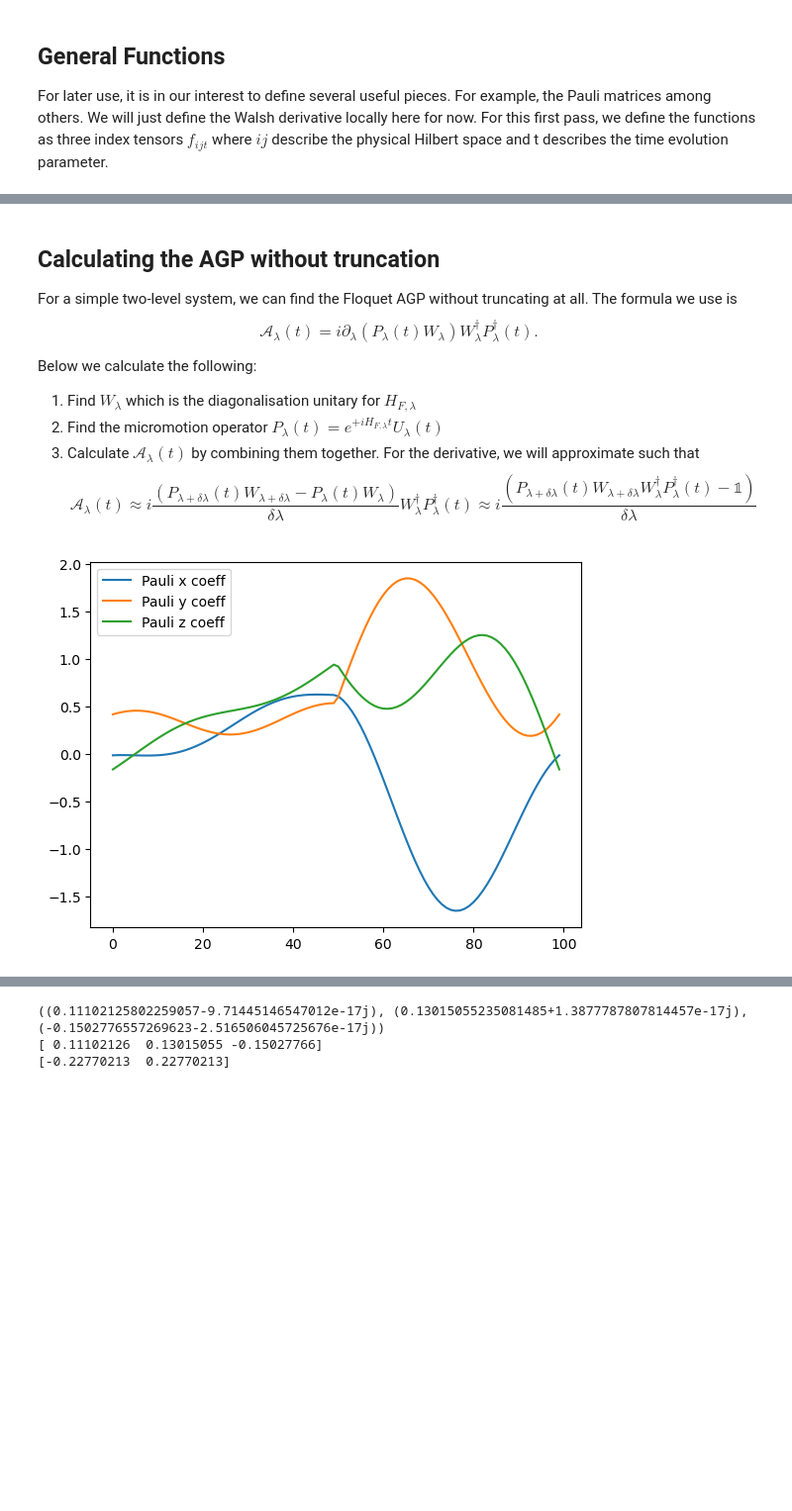
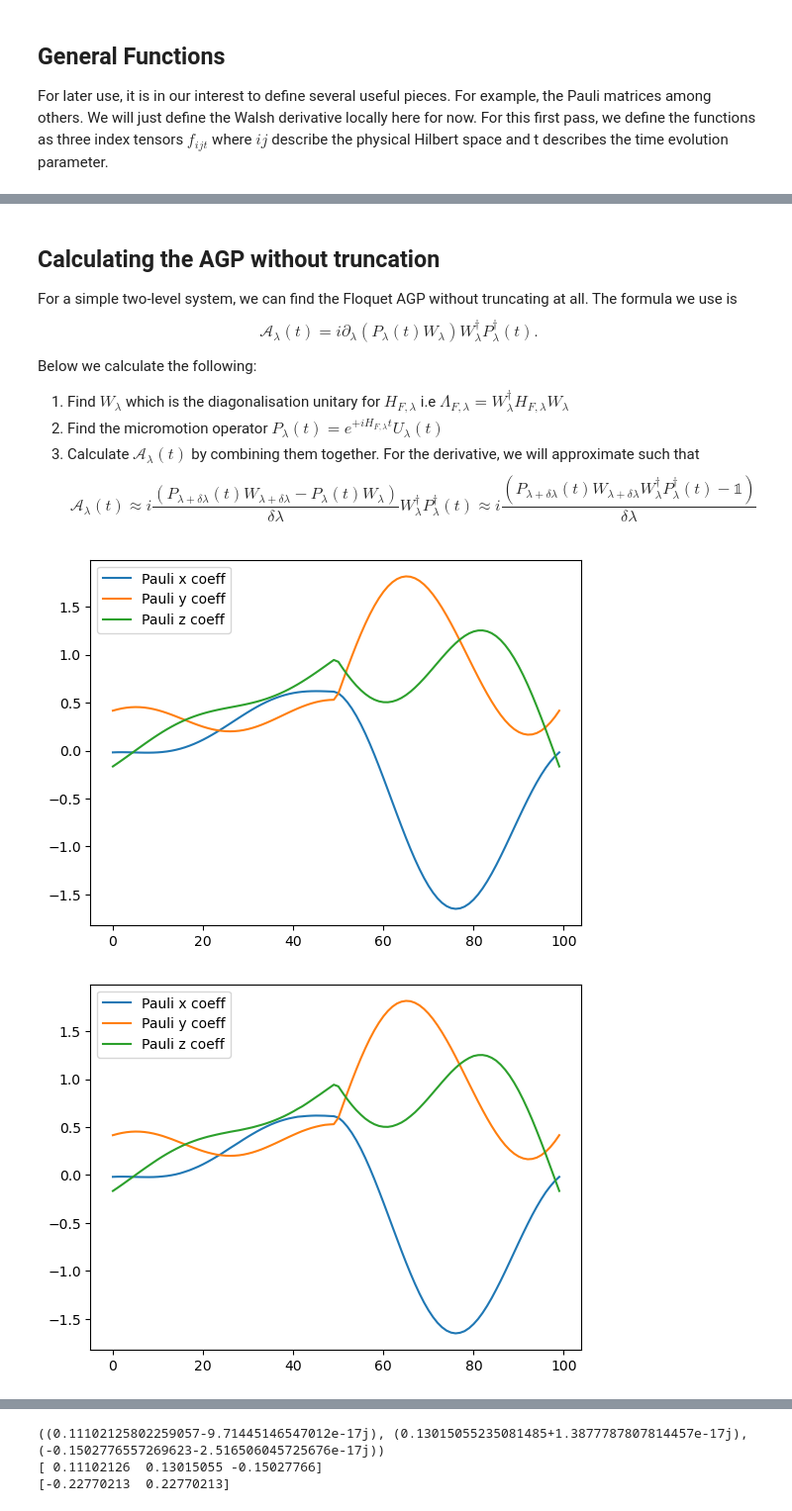
Before and after one commit to jwalkling/Walsh-FCD, a Jupyter notebook: src_code/notebooks/Walsh FCD.ipynb, the cells around one changed output, grey strips where cells are left out. Shown: that part at 99% size. Drawn from its saved outputs; the diff is of its cells as text; code cells hidden in the pictures; blank space fills up the shorter version.

Commit message:
FIX: fixed the calculation of micromotion operator

```diff
--- a/src_code/notebooks/Walsh FCD.ipynb
+++ b/src_code/notebooks/Walsh FCD.ipynb
@@ -180,6 +180,9 @@ def AGP_vary_A(lam, Ops, DOps, sz, sx, Sqtsx, N):
     """
     NOs = len(Ops) #Since it is a list of operators
 
+    #Driving frequency
+    omega=100
+
     # Hamiltonian and its lambda derivative
     Ht   = 1 * sz + 0.5 * sx + lam * Sqtsx  # Bz=1, g=0.5
     dlHt = Sqtsx
@@ -191,7 +194,7 @@ def AGP_vary_A(lam, Ops, DOps, sz, sx, Sqtsx, N):
 
     # Build g matrices and b vector
     for j in range(NOs):
-        gmatrix = 1j * commutator(Ht, Ops[j]) + DOps[j]
+        gmatrix = 1j * commutator(Ht, Ops[j]) + omega*DOps[j]
         gmatrices[j] = gmatrix
         # b_j = Tr[g_j dlH], integrated over time
         bmatrix = np.sum(np.trace(np.einsum('ijt,jkt->ikt', gmatrix, dlHt),
@@ -213,7 +216,8 @@ def AGP_vary_A(lam, Ops, DOps, sz, sx, Sqtsx, N):
     # Construct approximate AGP
     AGPapprox = np.einsum('j,jabt->abt', Xvector, Ops)
     constraint = AGPtest(AGPapprox, Ht, dlHt, int(NOs/3)) #Find the number of modes from number of operators.
-    print(np.average(np.abs(AGPtest(np.zeros((2,2,N)),Ht, dlHt, int(NOs/3)))))
+    print("Remainder if we have AGP=0:")
+    print(np.average(np.abs(AGPtest(np.zeros((2,2,N)),Ht, dlHt, int(NOs/3))))) # Prints the error if we do nothing at all.
     return AGPapprox, constraint, Mmatrix
 # %%
 #lambdas=np.arange(0,10,1)
@@ -302,11 +317,11 @@ For a simple two-level system, we can find the Floquet AGP without truncating at
 $$\mathcal{A}_\lambda(t)= i \partial_\lambda ( P_\lambda(t) W_\lambda) W_\lambda^\dagger P_\lambda^\dagger(t).$$
 
 Below we calculate the following:
-1. Find $W_\lambda$ which is the diagonalisation unitary for $H_{F,\lambda}$
+1. Find $W_\lambda$ which is the diagonalisation unitary for $H_{F,\lambda}$ i.e $\Lambda_{F,\lambda}=W^\dagger_\lambda H_{F,\lambda} W_\lambda$
 2. Find the micromotion operator $P_\lambda(t)=e^{+i H_{F,\lambda} t} U_\lambda(t)$
 3. Calculate $\mathcal{A}_\lambda(t)$ by combining them together. For the derivative, we will approximate such that$$\mathcal{A}_\lambda(t) \approx i \frac{(P_{\lambda+\delta \lambda}(t) W_{\lambda+\delta \lambda} -P_{\lambda}(t) W_{\lambda})}{\delta \lambda} W_\lambda^\dagger P_\lambda^\dagger(t) \approx i \frac{(P_{\lambda+\delta \lambda}(t) W_{\lambda+\delta \lambda}W_\lambda^\dagger P_\lambda^\dagger(t) - \mathbb{1})}{\delta \lambda} $$
 # %%
-#Calculate the AGP numerically without truncation since it is a simple two-level system
+#Calculate the FAGP numerically without truncation since it is a simple two-level system
 
 #----------------
 #Find the Floquet Hamiltonian and Wlam
@@ -347,41 +362,43 @@ def Ulam(t, Bz, g, lam, T):
         return sp.expm(-1.j*(Bz*s3+(g-lam)*s1)*(tr-T/2))@sp.expm(-1.j*(Bz*s3+(g+lam)*s1)*T/2)@U_strob
 
 def Plam(t, Bz, g, lam, T):
-    return sp.expm(1.j*HFlam(Bz,g,lam,T)*t)@Ulam(t,Bz,g,lam,T) #Micromotion operator
+    return Ulam(t,Bz,g,lam,T)@sp.expm(1.j*HFlam(Bz,g,lam,T)*t) #Micromotion operator
 
 
 #---------------
 # Calculate AGP
 #---------------
 
 #To do the lambda derivative, we are going to take a small difference in lambda between them.
 #Define WW=W_{\lambda+deltalambda} W_lambda^dagger to save the effort of re-calculating this.
 def AGPlam_num(t, Bz, g, lam, T, dl, WW):
     P2W2W1P1= Plam(t,Bz,g,lam+dl,T)@WW@(Plam(t,Bz,g,lam,T).conj().T)
     return 1.j*(P2W2W1P1-np.eye(2))/dl
 
-def AGPlamPlot(Bz, g, lam, T):
+def AGPlamPlot(Bz, g, lam, T,dl):
     #Define the desired parameters
-    dl=0.01 #Step-size for the derivative
+    #dl=4*10**(-6) #Step-size for the derivative
     WW=Wlam(Bz, g, lam+dl, T)@(Wlam(Bz, g, lam, T).conj().T) #Find the W product
 
     #Define the t range for plotting
     Nt=100
     tvals=np.linspace(0,T,Nt)
     funcs=np.empty((3,Nt), dtype="complex")#Storing the time-dependence of the different parts
     for i,t in enumerate(tvals):
         AGP_num=AGPlam_num(t,Bz,g,lam, T,dl,WW)
         funcs[0,i], funcs[1,i], funcs[2,i]=PauliDecompose(AGP_num)
 
     plt.plot(funcs[0,:], label="Pauli x coeff")
     plt.plot(funcs[1,:], label="Pauli y coeff")
     plt.plot(funcs[2,:], label="Pauli z coeff")
     plt.legend()
     plt.show()
 
-AGPlamPlot(1,0.5,0.3, 2*np.pi)
+AGPlamPlot(1,0.5,0.3, 2*np.pi, 4*10**(-6))
+AGPlamPlot(1,0.5,0.3, 2*np.pi, 4*10**(-13))
 # %% [output]
-[figure, old version]
+[figure, new version]
+[figure, added]
 # %%
 #--------------------------
 # Test if the AGP is correct
```
Also changed, not shown: parts of 8 cells of this notebook.
